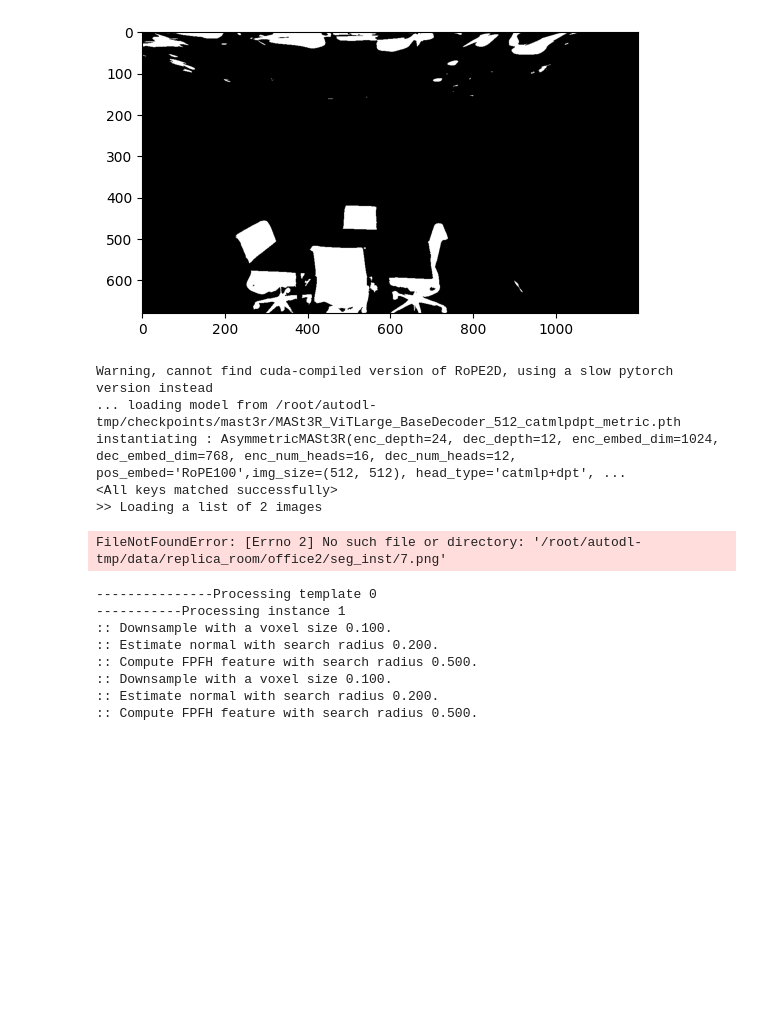
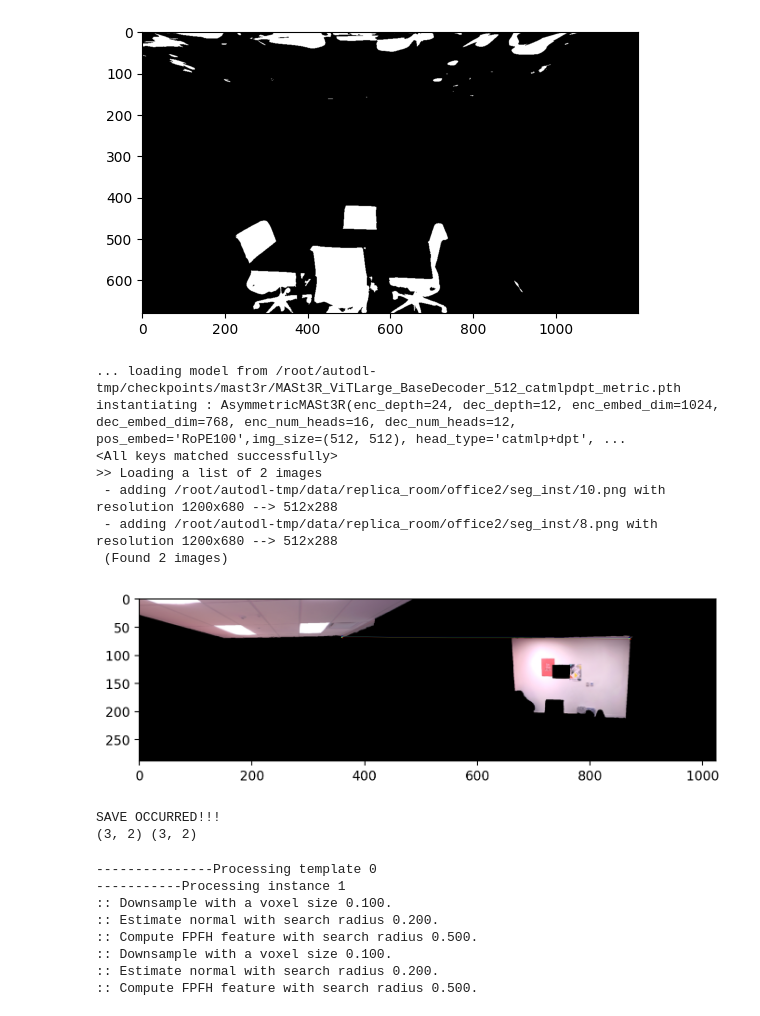
Before and after one commit to Strange-tech/Splat-n-Replace, a Jupyter notebook: template_3dgs.ipynb, the cells around one changed output. Cells and saved outputs as stored; diff of their text form; code cells hidden in the pictures; blank space fills up the shorter version.

```diff
--- a/template_3dgs.ipynb
+++ b/template_3dgs.ipynb
@@ -442,7 +453,7 @@ def filter_points_by_mask(points, mask, target_H, target_W):
     keep = resized_mask[y, x]  # 注意顺序：先 y 后 x
     return keep
 
-OBJECT_ID = [7, 1]
+# OBJECT_ID = [10, 8]
 
 if __name__ == '__main__':
     device = 'cuda'
@@ -513,35 +524,39 @@ if __name__ == '__main__':
     img0 = np.pad(viz_imgs[0], ((0, max(H1 - H0, 0)), (0, 0), (0, 0)), 'constant', constant_values=0)
     img1 = np.pad(viz_imgs[1], ((0, max(H0 - H1, 0)), (0, 0), (0, 0)), 'constant', constant_values=0)
     img = np.concatenate((img0, img1), axis=1)
     pl.figure(figsize=(8, 6), dpi=200)
     pl.imshow(img)
     cmap = pl.get_cmap('jet')
     for i in range(n_viz):
         (x0, y0), (x1, y1) = viz_matches_im0[i].T, viz_matches_im1[i].T
         pl.plot([x0, x1 + W0], [y0, y1], linestyle='-', linewidth=0.1, marker='+', markersize=1, color=cmap(i / (n_viz - 1)), scalex=False, scaley=False)
     pl.show(block=True)
 
     matches_im0 = matches_im0.astype(np.float32)
     matches_im1 = matches_im1.astype(np.float32)
     matches_im0[:, 0] /= W0
     matches_im0[:, 1] /= H0
     matches_im1[:, 0] /= W1
     matches_im1[:, 1] /= H1
 
     pair_path = f'/root/autodl-tmp/data/{SCENE_NAME}/seg_inst/{OBJECT_ID[0]}<->{OBJECT_ID[1]}'
     os.makedirs(pair_path, exist_ok=True)
     print("SAVE OCCURRED!!!")
     np.save(f'{pair_path}/{OBJECT_ID[0]}.npy', matches_im0)
     np.save(f'{pair_path}/{OBJECT_ID[1]}.npy', matches_im1)
 
     print(matches_im0.shape, matches_im1.shape)
 # %% [output]
-Warning, cannot find cuda-compiled version of RoPE2D, using a slow pytorch version instead
 ... loading model from /root/autodl-tmp/checkpoints/mast3r/MASt3R_ViTLarge_BaseDecoder_512_catmlpdpt_metric.pth
 instantiating : AsymmetricMASt3R(enc_depth=24, dec_depth=12, enc_embed_dim=1024, dec_embed_dim=768, enc_num_heads=16, dec_num_heads=12, pos_embed='RoPE100',img_size=(512, 512), head_type='catmlp+dpt', ...
 <All keys matched successfully>
 >> Loading a list of 2 images
+ - adding /root/autodl-tmp/data/replica_room/office2/seg_inst/10.png with resolution 1200x680 --> 512x288
+ - adding /root/autodl-tmp/data/replica_room/office2/seg_inst/8.png with resolution 1200x680 --> 512x288
+ (Found 2 images)
+[figure, added]
-FileNotFoundError: [Errno 2] No such file or directory: '/root/autodl-tmp/data/replica_room/office2/seg_inst/7.png'
+SAVE OCCURRED!!!
+(3, 2) (3, 2)
 # %%
 def geotrf(Trf, pts, ncol=None, norm=False):
     """ Apply a geometric transformation to a list of 3-D points.
```
Also changed, not shown: parts of 3 cells of this notebook, 10 other files.
